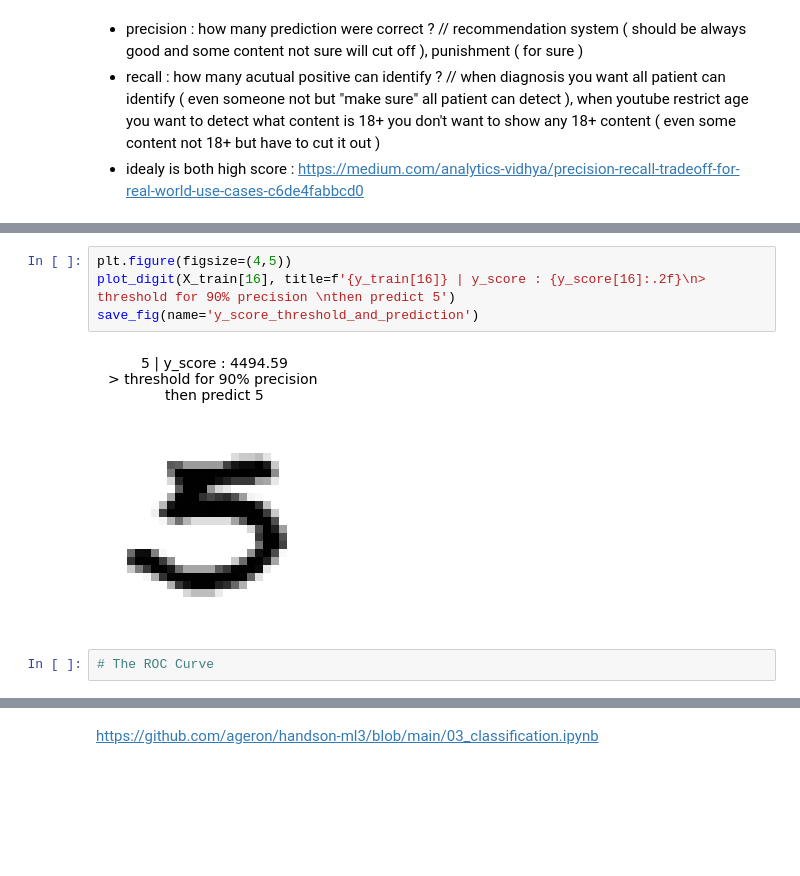
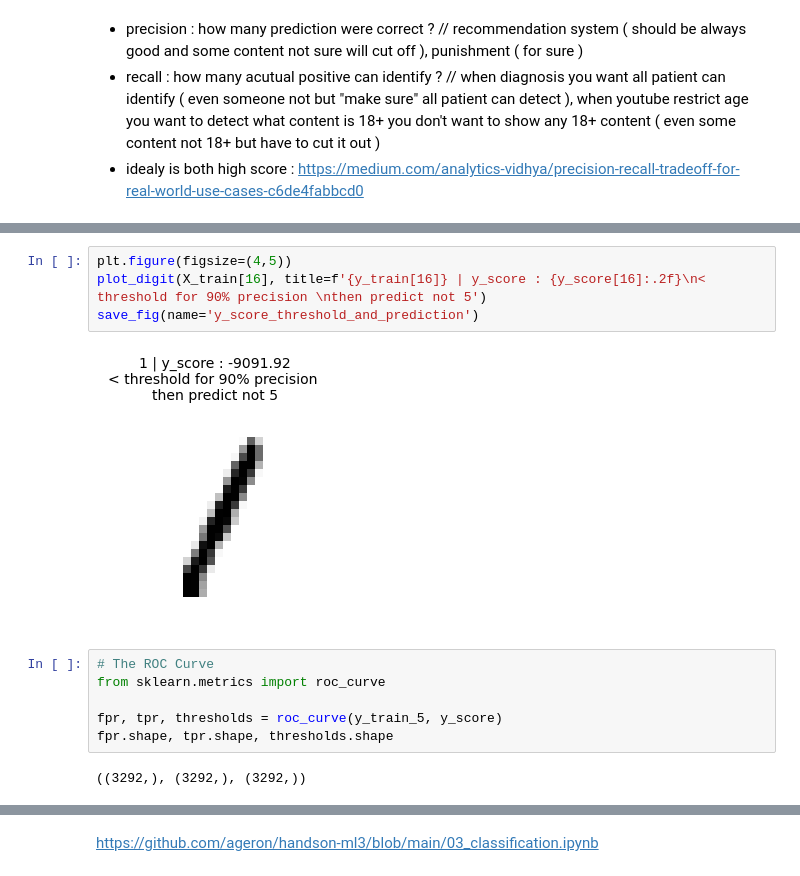
Before and after one commit to NickyAlan/Machine-Learning-in-2023, a Jupyter notebook: 3_classification.ipynb, the cells around one changed output, grey strips where cells are left out. Saved outputs shown, nothing was run; the diff lists cells and outputs as text; blank space fills up the shorter version.

```diff
--- a/3_classification.ipynb
+++ b/3_classification.ipynb
@@ -205,8 +205,14 @@ precision_score(y_train_5, y_train_pred_90)
 # %%
 plt.figure(figsize=(4,5))
-plot_digit(X_train[16], title=f'{y_train[16]} | y_score : {y_score[16]:.2f}\n> threshold for 90% precision \nthen predict 5')
+plot_digit(X_train[16], title=f'{y_train[16]} | y_score : {y_score[16]:.2f}\n< threshold for 90% precision \nthen predict not 5')
 save_fig(name='y_score_threshold_and_prediction')
 # %% [output]
-[figure, old version]
+[figure, new version]
-# %%
-# The ROC Curve
+# %%
+# The ROC Curve
+from sklearn.metrics import roc_curve
+
+fpr, tpr, thresholds = roc_curve(y_train_5, y_score)
+fpr.shape, tpr.shape, thresholds.shape
+# %% [output]
+((3292,), (3292,), (3292,))
```
Also changed, not shown: parts of 34 cells of this notebook, 5 other files.
